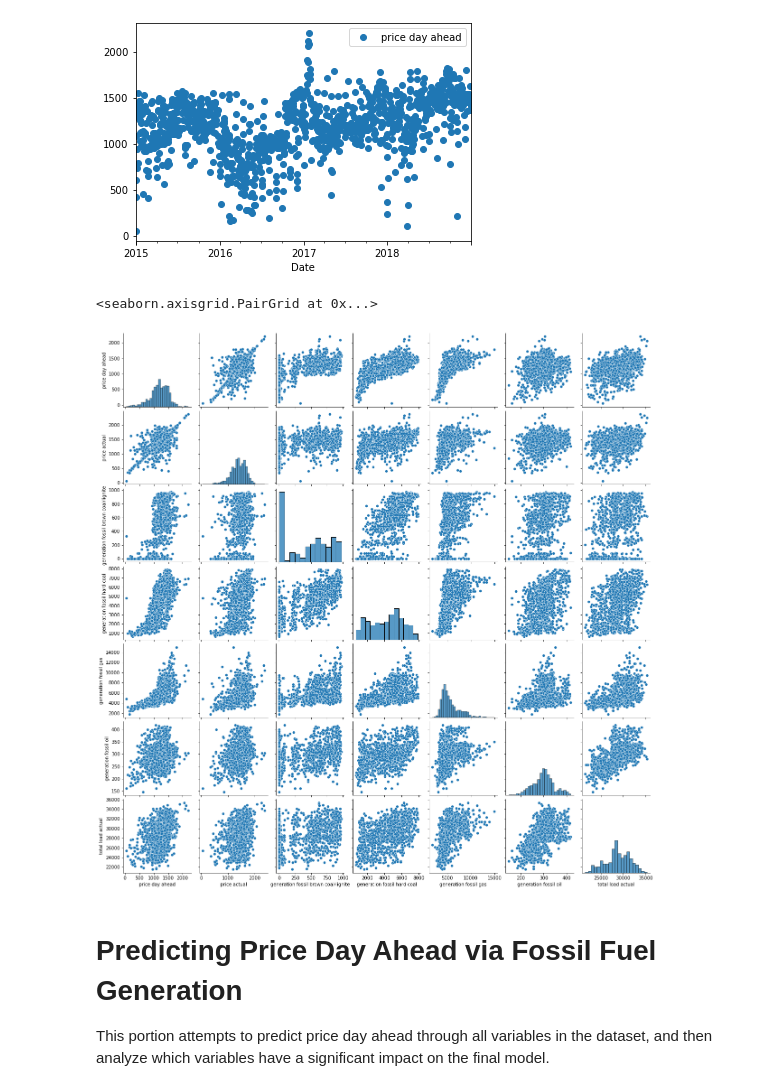
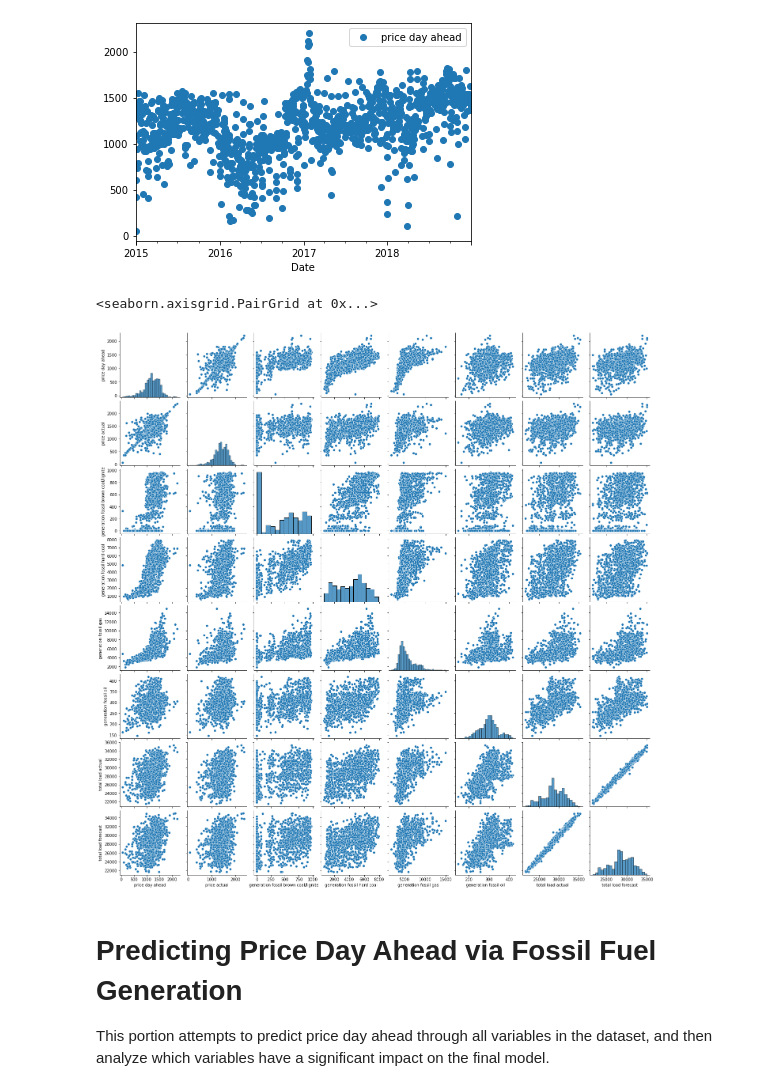
Before and after one commit to LunarZephyr/ECS171_Project, a Jupyter notebook: EDA/Hashim/EDA.ipynb, the cells around one changed output. Saved outputs shown, nothing was run; the diff lists cells and outputs as text; code cells hidden in the pictures.

```diff
--- a/EDA/Hashim/EDA.ipynb
+++ b/EDA/Hashim/EDA.ipynb
@@ -123,7 +123,7 @@ class StatsPeriod(BaseEstimator, TransformerMixin):
         self.aggregate = aggregate
         self.drop_dups = drop_dups
     def fit(self, x, y=None):
-        return
+        return self
 
     # Get categories through which we are ordering
     def getCategories(self, df):
@@ -361,13 +373,13 @@ train_set.plot(y="price day ahead", marker="o", linestyle="")
 # %%
 # Create pair plots to observe if there are any nonlinear trends
 
 # Fossil fuel pairplots
 categories = ["price day ahead", "price actual", "generation fossil brown coal/lignite",
-            "generation fossil hard coal", "generation fossil gas", "generation fossil oil", "total load actual"]
+            "generation fossil hard coal", "generation fossil gas", "generation fossil oil", "total load actual", "total load forecast"]
 sns.pairplot(train_set[categories])
 # %% [output]
 <seaborn.axisgrid.PairGrid at 0x...>
-[figure, old version]
+[figure, new version]
 # %% [markdown]
 <h1>Predicting Price Day Ahead via Fossil Fuel Generation</h1>
 
```
Also changed, not shown: parts of 5 cells of this notebook.
